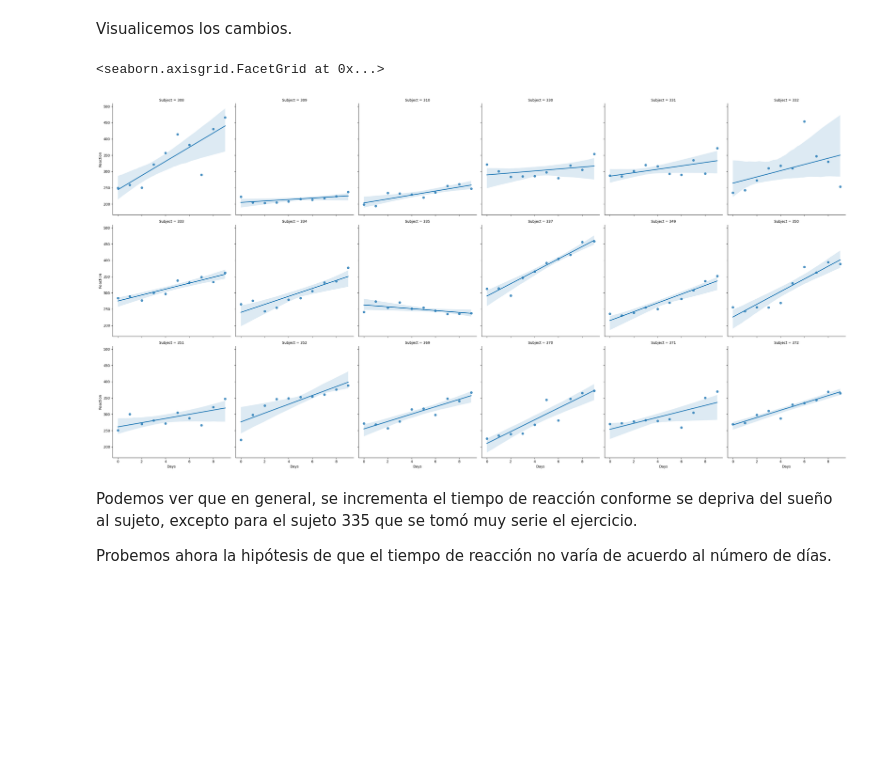
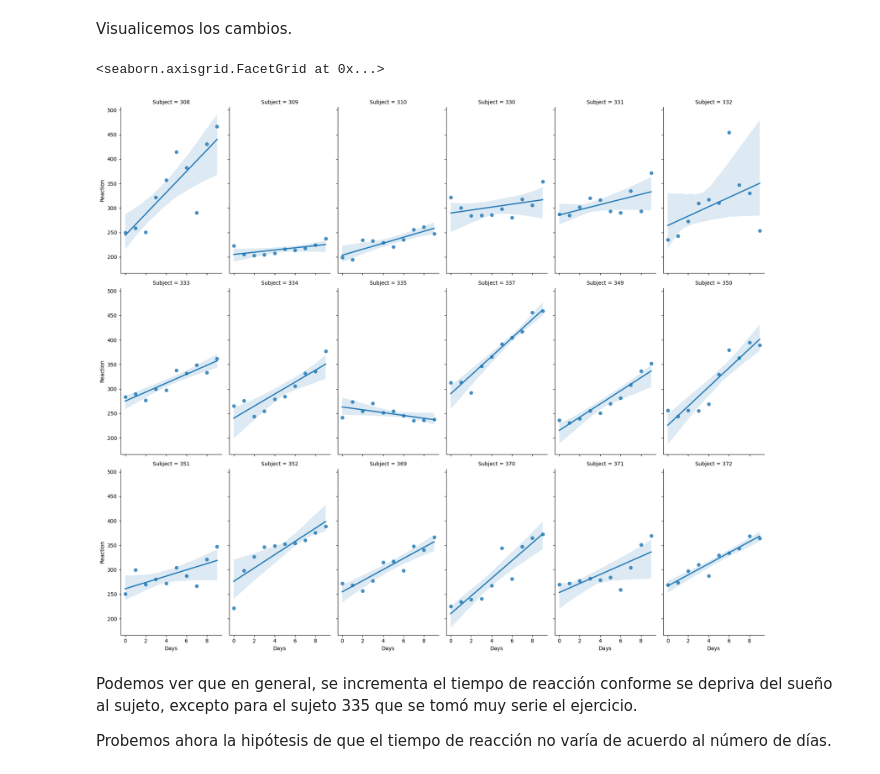
Before and after one commit to chrisdewa/curso_python, a Jupyter notebook: docs_raw/unidad-5/tema-25-anova.ipynb, the cells around one changed output. Cells and saved outputs as stored; diff of their text form; code cells hidden in the pictures; blank space fills up the shorter version.

Commit message:
mejora aspecto de figura de sleepstudy en tema 25

```diff
--- a/docs_raw/unidad-5/tema-25-anova.ipynb
+++ b/docs_raw/unidad-5/tema-25-anova.ipynb
@@ -219,14 +219,15 @@ Visualicemos los cambios.
 # %%
 sns.lmplot(
     sleep_data,
     col='Subject',
     col_wrap=6,
     x='Days',
-    y='Reaction'
+    y='Reaction',
+    aspect=0.6,
 )
 # %% [output]
 <seaborn.axisgrid.FacetGrid at 0x...>
-[figure, old version]
+[figure, new version]
 # %% [markdown]
 Podemos ver que en general, se incrementa el tiempo de reacción conforme se depriva del sueño al sujeto, excepto para el sujeto 335 que se tomó muy serie el ejercicio.
 
```
